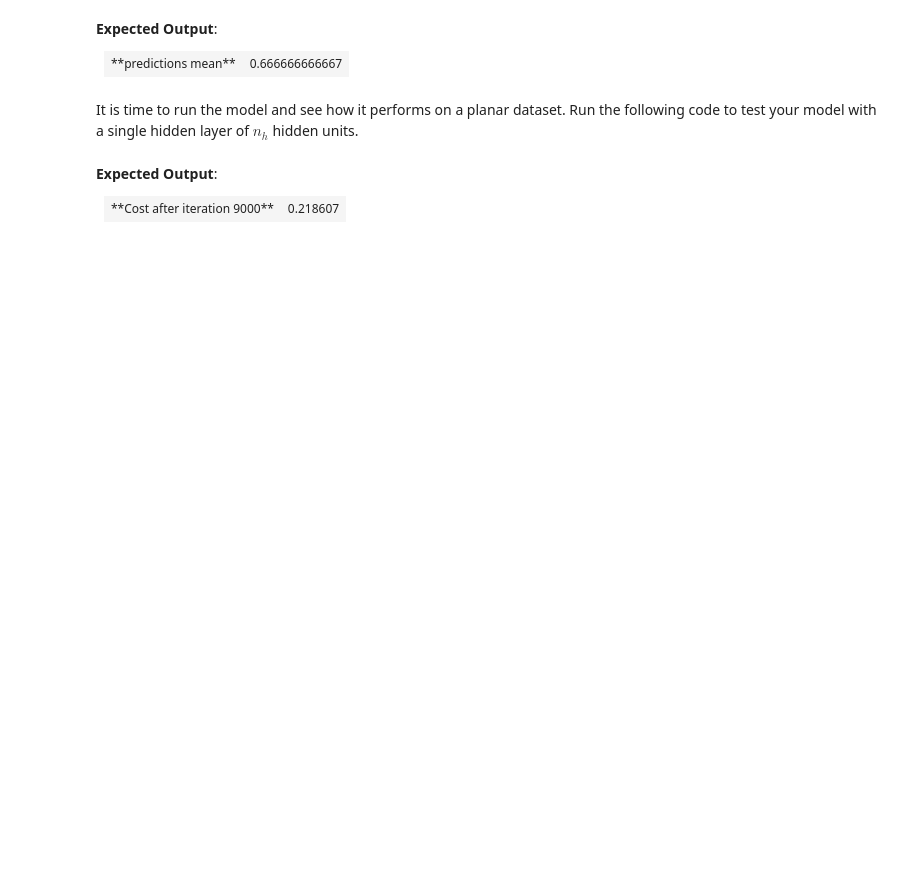
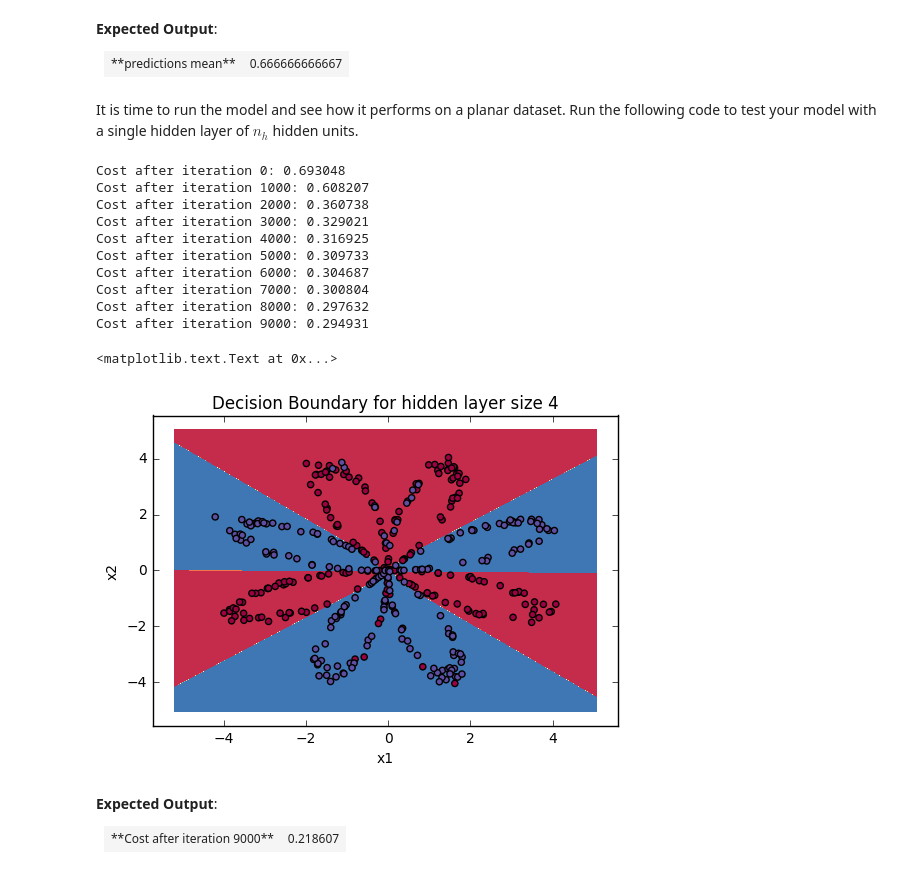
Before and after one commit to bhattacharjee/coursera-andrew-ng-assignments, a Jupyter notebook: CourseraDeepLearningSpecialization/1.NeuralNetworksAndDeepLearning/Week3/Exercises/Planar+data+classification+with+one+hidden+layer+v4.ipynb, the cells around one changed output. Cells and saved outputs as stored; diff of their text form; code cells hidden in the pictures; blank space fills up the shorter version.

```diff
--- a/CourseraDeepLearningSpecialization/1.NeuralNetworksAndDeepLearning/Week3/Exercises/Planar+data+classification+with+one+hidden+layer+v4.ipynb
+++ b/CourseraDeepLearningSpecialization/1.NeuralNetworksAndDeepLearning/Week3/Exercises/Planar+data+classification+with+one+hidden+layer+v4.ipynb
@@ -509,8 +542,6 @@ def backward_propagation(parameters, cache, X, Y):
     W2 = parameters["W2"]
     ### END CODE HERE ###
 
-    assert(W1 != None and W1.shape[0] != 0)
-    assert(W2 != None and 0 != W2.shape[0])
 
     # Retrieve also A1 and A2 from dictionary "cache".
     ### START CODE HERE ### (≈ 2 lines of code)
@@ -522,11 +553,11 @@ def backward_propagation(parameters, cache, X, Y):
     # Backward propagation: calculate dW1, db1, dW2, db2.
     ### START CODE HERE ### (≈ 6 lines of code, corresponding to 6 equations on slide above)
     dZ2 = A2 - Y
-    dW2 = 1/m * np.matmul(dZ2, A1.T)
-    db2 = 1/m * np.sum(dZ2, axis=1, keepdims=True)
-    dZ1 = np.matmul(W2.T, dZ2) * (1 - np.power(A1, 2))
-    dW1 = 1/m * np.matmul(dZ1, X.T)
-    db1 = 1/m * np.sum(dZ1, axis=1, keepdims=True)
+    dW2 = (1/m) * np.dot(dZ2, A1.T)
+    db2 = (1/m) * np.sum(dZ2, axis=1, keepdims=True)
+    dZ1 = np.dot(W2.T, dZ2) * (1 - np.power(A1, 2))
+    dW1 = (1/m) * np.dot(dZ1, X.T)
+    db1 = (1/m) * np.sum(dZ1, axis=1, keepdims=True)
     ### END CODE HERE ###
 
     grads = {"dW1": dW1,
@@ -720,11 +754,11 @@ def nn_model(X, Y, n_h, num_iterations = 10000, print_cost=False):
 
     # Initialize parameters, then retrieve W1, b1, W2, b2. Inputs: "n_x, n_h, n_y". Outputs = "W1, b1, W2, b2, parameters".
     ### START CODE HERE ### (≈ 5 lines of code)
-    parameters = None
-    W1 = None
-    b1 = None
-    W2 = None
-    b2 = None
+    parameters = initialize_parameters(n_x, n_h, n_y)
+    W1 = parameters["W1"]
+    b1 = parameters["b1"]
+    W2 = parameters["W2"]
+    b2 = parameters["b2"]
     ### END CODE HERE ###
 
     # Loop (gradient descent)
@@ -733,16 +767,16 @@ def nn_model(X, Y, n_h, num_iterations = 10000, print_cost=False):
 
         ### START CODE HERE ### (≈ 4 lines of code)
         # Forward propagation. Inputs: "X, parameters". Outputs: "A2, cache".
-        A2, cache = None
+        A2, cache = forward_propagation(X, parameters)
 
         # Cost function. Inputs: "A2, Y, parameters". Outputs: "cost".
-        cost = None
+        cost = compute_cost(A2, Y, parameters)
 
         # Backpropagation. Inputs: "parameters, cache, X, Y". Outputs: "grads".
-        grads = None
+        grads = backward_propagation(parameters, cache, X, Y)
 
         # Gradient descent parameter update. Inputs: "parameters, grads". Outputs: "parameters".
-        parameters = None
+        parameters = update_parameters(parameters, grads, 0.1)
 
         ### END CODE HERE ###
 
@@ -838,8 +893,8 @@ def predict(parameters, X):
 
     # Computes probabilities using forward propagation, and classifies to 0/1 using 0.5 as the threshold.
     ### START CODE HERE ### (≈ 2 lines of code)
-    A2, cache = None
-    predictions = None
+    A2, cache = forward_propagation(X, parameters)
+    predictions = (cache["A2"] > 0.5)
     ### END CODE HERE ###
 
     return predictions
@@ -863,11 +920,26 @@ print("predictions mean = " + str(np.mean(predictions)))
 It is time to run the model and see how it performs on a planar dataset. Run the following code to test your model with a single hidden layer of $n_h$ hidden units.
 # %%
 # Build a model with a n_h-dimensional hidden layer
-parameters = nn_model(X, Y, n_h = 4, num_iterations = 10000, print_cost=True)
-
+#print("===============================================================")
+#print(X)
+#print("===============================================================")
+parameters = nn_model(X, Y, n_h = 4, num_iterations = 9001, print_cost=True)
 # Plot the decision boundary
 plot_decision_boundary(lambda x: predict(parameters, x.T), X, Y)
 plt.title("Decision Boundary for hidden layer size " + str(4))
+# %% [output]
+Cost after iteration 0: 0.693048
+Cost after iteration 1000: 0.608207
+Cost after iteration 2000: 0.360738
+Cost after iteration 3000: 0.329021
+Cost after iteration 4000: 0.316925
+Cost after iteration 5000: 0.309733
+Cost after iteration 6000: 0.304687
+Cost after iteration 7000: 0.300804
+Cost after iteration 8000: 0.297632
+Cost after iteration 9000: 0.294931
+<matplotlib.text.Text at 0x...>
+[figure, added]
 # %% [markdown]
 **Expected Output**:
 
```
Also changed, not shown: parts of 15 cells of this notebook.
